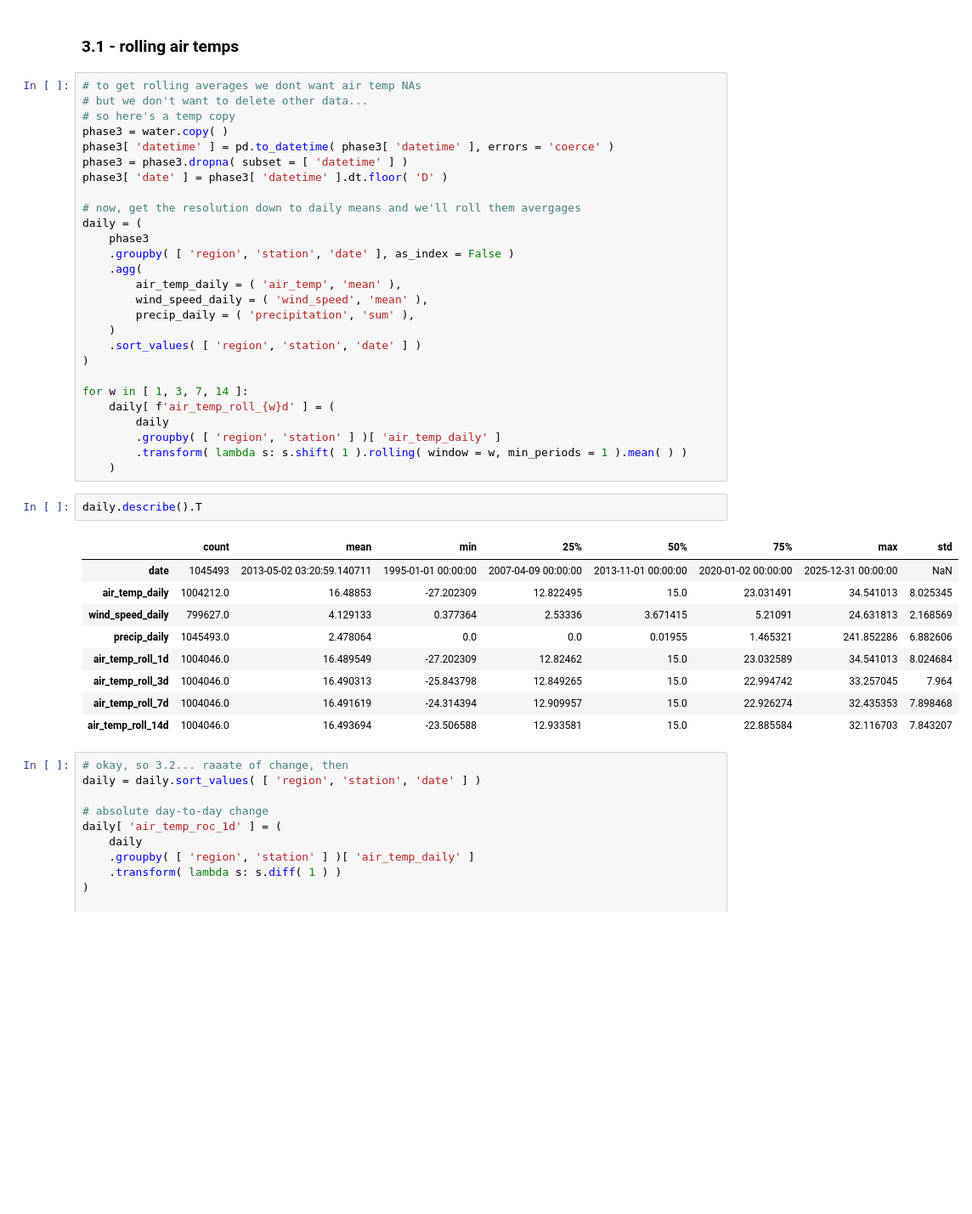
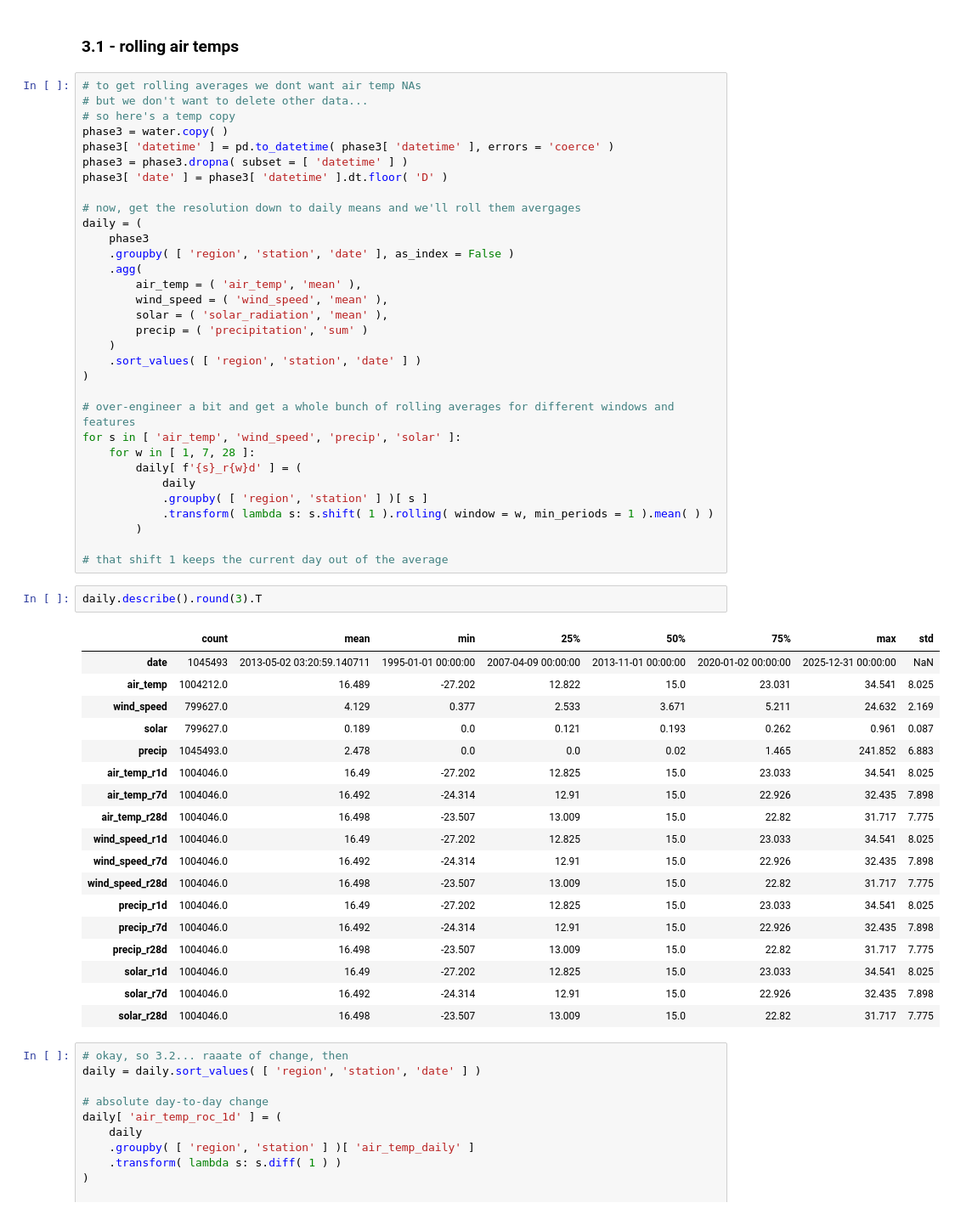
Before and after one commit to jeturcotte/estuaries, a Jupyter notebook: code/t4d.full.project.ipynb, the cells around one changed output. Shown at 85% size. Saved outputs shown, nothing was run; the diff lists cells and outputs as text; blank space fills up the shorter version.

```diff
--- a/code/t4d.full.project.ipynb
+++ b/code/t4d.full.project.ipynb
@@ -1651,31 +1669,45 @@ daily = (
     phase3
     .groupby( [ 'region', 'station', 'date' ], as_index = False )
     .agg(
-        air_temp_daily = ( 'air_temp', 'mean' ),
-        wind_speed_daily = ( 'wind_speed', 'mean' ),
-        precip_daily = ( 'precipitation', 'sum' ),
+        air_temp = ( 'air_temp', 'mean' ),
+        wind_speed = ( 'wind_speed', 'mean' ),
+        solar = ( 'solar_radiation', 'mean' ),
+        precip = ( 'precipitation', 'sum' )
     )
     .sort_values( [ 'region', 'station', 'date' ] )
 )
 
-for w in [ 1, 3, 7, 14 ]:
-    daily[ f'air_temp_roll_{w}d' ] = (
-        daily
-        .groupby( [ 'region', 'station' ] )[ 'air_temp_daily' ]
-        .transform( lambda s: s.shift( 1 ).rolling( window = w, min_periods = 1 ).mean( ) )
-    )
+# over-engineer a bit and get a whole bunch of rolling averages for different windows and features
+for s in [ 'air_temp', 'wind_speed', 'precip', 'solar' ]:
+    for w in [ 1, 7, 28 ]:
+        daily[ f'{s}_r{w}d' ] = (
+            daily
+            .groupby( [ 'region', 'station' ] )[ s ]
+            .transform( lambda s: s.shift( 1 ).rolling( window = w, min_periods = 1 ).mean( ) )
+        )
+
+# that shift 1 keeps the current day out of the average
 # %%
-daily.describe().T
+daily.describe().round(3).T
 # %% [output]
 |  | count | mean | min | 25% | 50% | 75% | max | std |
 | date | 1045493 | 2013-05-02 03:20:59.140711 | 1995-01-01 00:00:00 | 2007-04-09 00:00:00 | 2013-11-01 00:00:00 | 2020-01-02 00:00:00 | 2025-12-31 00:00:00 | NaN |
-| air_temp_daily | 1004212.0 | 16.48853 | -27.202309 | 12.822495 | 15.0 | 23.031491 | 34.541013 | 8.025345 |
-| wind_speed_daily | 799627.0 | 4.129133 | 0.377364 | 2.53336 | 3.671415 | 5.21091 | 24.631813 | 2.168569 |
-| precip_daily | 1045493.0 | 2.478064 | 0.0 | 0.0 | 0.01955 | 1.465321 | 241.852286 | 6.882606 |
-| air_temp_roll_1d | 1004046.0 | 16.489549 | -27.202309 | 12.82462 | 15.0 | 23.032589 | 34.541013 | 8.024684 |
-| air_temp_roll_3d | 1004046.0 | 16.490313 | -25.843798 | 12.849265 | 15.0 | 22.994742 | 33.257045 | 7.964 |
-| air_temp_roll_7d | 1004046.0 | 16.491619 | -24.314394 | 12.909957 | 15.0 | 22.926274 | 32.435353 | 7.898468 |
-| air_temp_roll_14d | 1004046.0 | 16.493694 | -23.506588 | 12.933581 | 15.0 | 22.885584 | 32.116703 | 7.843207 |
+| air_temp | 1004212.0 | 16.489 | -27.202 | 12.822 | 15.0 | 23.031 | 34.541 | 8.025 |
+| wind_speed | 799627.0 | 4.129 | 0.377 | 2.533 | 3.671 | 5.211 | 24.632 | 2.169 |
+| solar | 799627.0 | 0.189 | 0.0 | 0.121 | 0.193 | 0.262 | 0.961 | 0.087 |
+| precip | 1045493.0 | 2.478 | 0.0 | 0.0 | 0.02 | 1.465 | 241.852 | 6.883 |
+| air_temp_r1d | 1004046.0 | 16.49 | -27.202 | 12.825 | 15.0 | 23.033 | 34.541 | 8.025 |
+| air_temp_r7d | 1004046.0 | 16.492 | -24.314 | 12.91 | 15.0 | 22.926 | 32.435 | 7.898 |
+| air_temp_r28d | 1004046.0 | 16.498 | -23.507 | 13.009 | 15.0 | 22.82 | 31.717 | 7.775 |
+| wind_speed_r1d | 1004046.0 | 16.49 | -27.202 | 12.825 | 15.0 | 23.033 | 34.541 | 8.025 |
+| wind_speed_r7d | 1004046.0 | 16.492 | -24.314 | 12.91 | 15.0 | 22.926 | 32.435 | 7.898 |
+| wind_speed_r28d | 1004046.0 | 16.498 | -23.507 | 13.009 | 15.0 | 22.82 | 31.717 | 7.775 |
+| precip_r1d | 1004046.0 | 16.49 | -27.202 | 12.825 | 15.0 | 23.033 | 34.541 | 8.025 |
+| precip_r7d | 1004046.0 | 16.492 | -24.314 | 12.91 | 15.0 | 22.926 | 32.435 | 7.898 |
+| precip_r28d | 1004046.0 | 16.498 | -23.507 | 13.009 | 15.0 | 22.82 | 31.717 | 7.775 |
+| solar_r1d | 1004046.0 | 16.49 | -27.202 | 12.825 | 15.0 | 23.033 | 34.541 | 8.025 |
+| solar_r7d | 1004046.0 | 16.492 | -24.314 | 12.91 | 15.0 | 22.926 | 32.435 | 7.898 |
+| solar_r28d | 1004046.0 | 16.498 | -23.507 | 13.009 | 15.0 | 22.82 | 31.717 | 7.775 |
 # %%
 # okay, so 3.2... raaate of change, then
 daily = daily.sort_values( [ 'region', 'station', 'date' ] )
```
Also changed, not shown: parts of 2 cells of this notebook.
